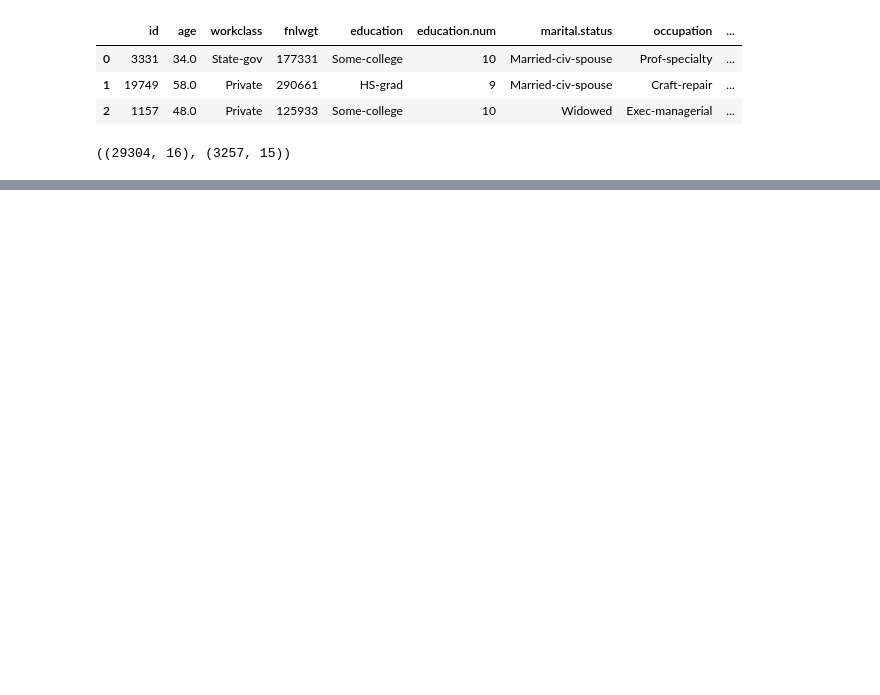
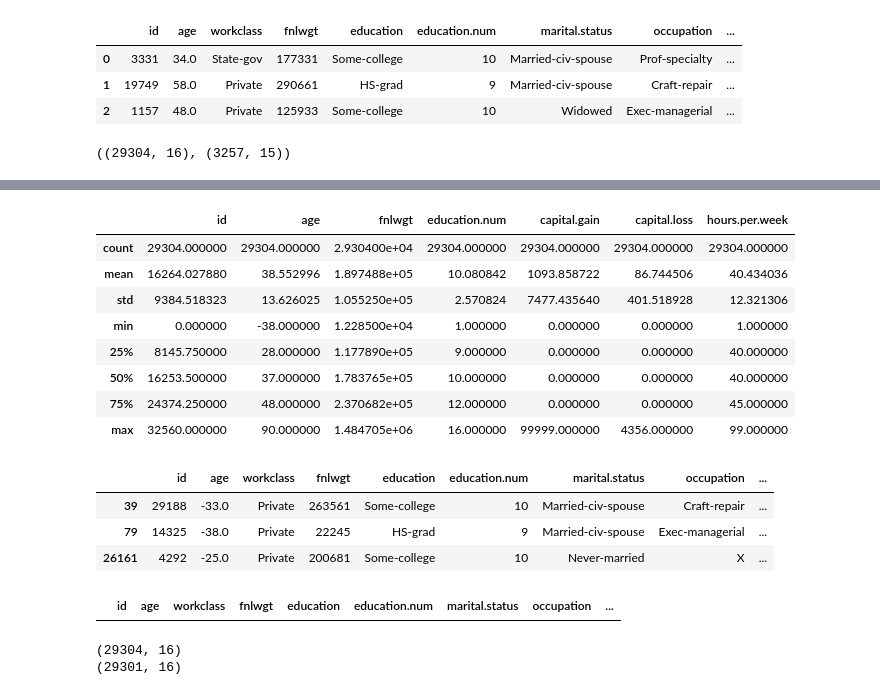
Before and after one commit to 240711AIBigData/BigDataCertification2, a Jupyter notebook: 02/02/part2_ch2.ipynb, the cells around one changed output, grey strips where cells are left out. Saved outputs shown, nothing was run; the diff lists cells and outputs as text; code cells hidden in the pictures; blank space fills up the shorter version.

```diff
--- a/02/02/part2_ch2.ipynb
+++ b/02/02/part2_ch2.ipynb
@@ -18,0 +187,10 @@ train.shape, test.shape
+# %%
+m = train['workclass'].mode()[0]
+print(m)
+train['workclass'] = train['workclass'].fillna(m)
+
+m = train['native.country'].mode()[0]
+print(m)
+train['native.country'] = train['native.country'].fillna(m)
+
+train.isnull().sum()
@@ -18,0 +217,3 @@ train.shape, test.shape
+# %%
+train['occupation'] = train['occupation'].fillna('X')
+train.isnull().sum()
@@ -18,0 +261,6 @@ train.shape, test.shape
+# %%
+# 평균값으로 채우기
+value = int(train['age'].mean())
+print('평균값: ', value)
+train['age'] = train['age'].fillna(value)
+test['age'] = test['age'].fillna(value)
@@ -18,0 +269,6 @@ train.shape, test.shape
+# %%
+# 중앙값으로 채우기
+value = int(train['hours.per.week'].median())
+print('중앙값: ', value)
+train['hours.per.week'] = train['hours.per.week'].fillna(value)
+test['hours.per.week'] = test['hours.per.week'].fillna(value)
@@ -18,0 +297,30 @@ train.shape, test.shape
+# %%
+train.describe()
+# %% [output]
+|  | id | age | fnlwgt | education.num | capital.gain | capital.loss | hours.per.week |
+| count | 29304.000000 | 29304.000000 | 2.930400e+04 | 29304.000000 | 29304.000000 | 29304.000000 | 29304.000000 |
+| mean | 16264.027880 | 38.552996 | 1.897488e+05 | 10.080842 | 1093.858722 | 86.744506 | 40.434036 |
+| std | 9384.518323 | 13.626025 | 1.055250e+05 | 2.570824 | 7477.435640 | 401.518928 | 12.321306 |
+| min | 0.000000 | -38.000000 | 1.228500e+04 | 1.000000 | 0.000000 | 0.000000 | 1.000000 |
+| 25% | 8145.750000 | 28.000000 | 1.177890e+05 | 9.000000 | 0.000000 | 0.000000 | 40.000000 |
+| 50% | 16253.500000 | 37.000000 | 1.783765e+05 | 10.000000 | 0.000000 | 0.000000 | 40.000000 |
+| 75% | 24374.250000 | 48.000000 | 2.370682e+05 | 12.000000 | 0.000000 | 0.000000 | 45.000000 |
+| max | 32560.000000 | 90.000000 | 1.484705e+06 | 16.000000 | 99999.000000 | 4356.000000 | 99.000000 |
+# %%
+train[train['age'] < 0]
+# %% [output]
+|  | id | age | workclass | fnlwgt | education | education.num | marital.status | occupation | ... |
+| 39 | 29188 | -33.0 | Private | 263561 | Some-college | 10 | Married-civ-spouse | Craft-repair | ... |
+| 79 | 14325 | -38.0 | Private | 22245 | HS-grad | 9 | Married-civ-spouse | Exec-managerial | ... |
+| 26161 | 4292 | -25.0 | Private | 200681 | Some-college | 10 | Never-married | X | ... |
+# %%
+test[test['age'] < 0]
+# %% [output]
+|  | id | age | workclass | fnlwgt | education | education.num | marital.status | occupation | ... |
+# %%
+print(train.shape)
+train = train[train['age'] > 0]
+print(train.shape)
+# %% [output]
+(29304, 16)
+(29301, 16)
```
Also changed, not shown: parts of 30 cells of this notebook.
